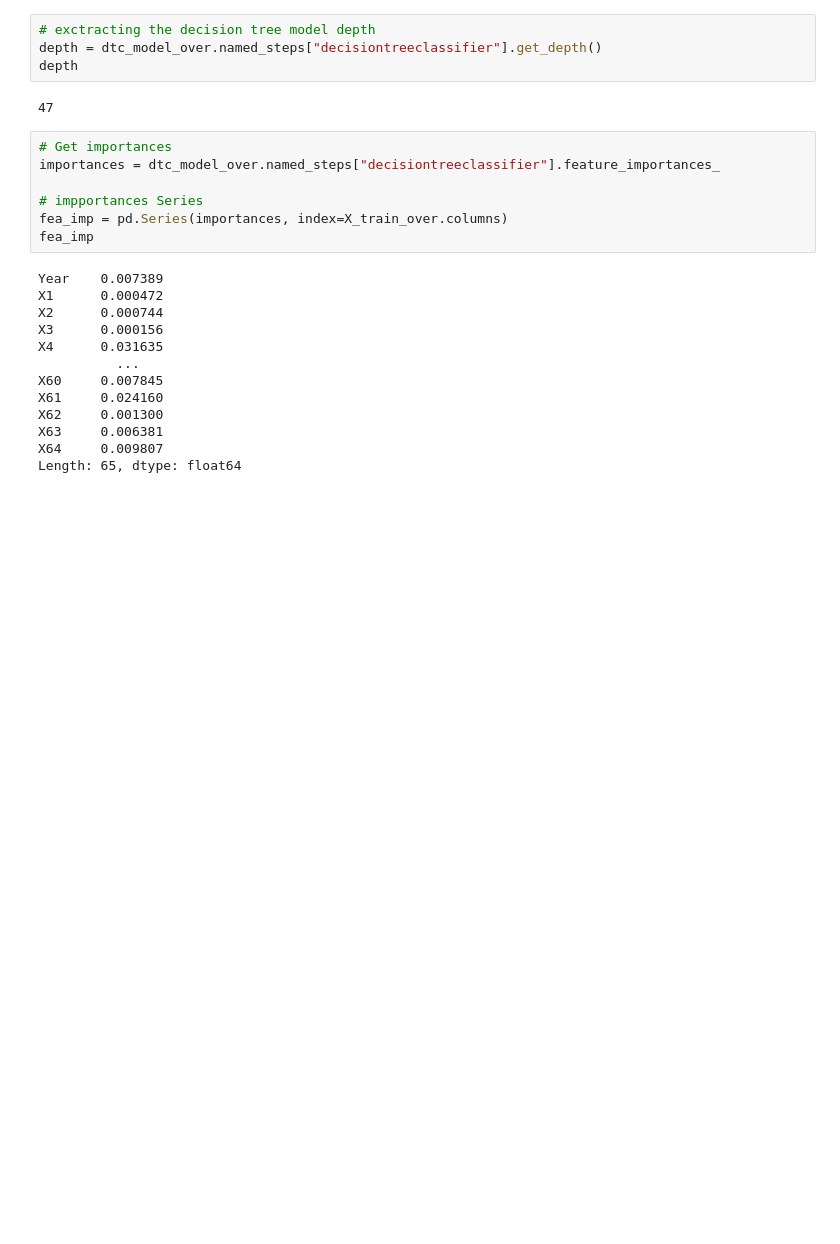
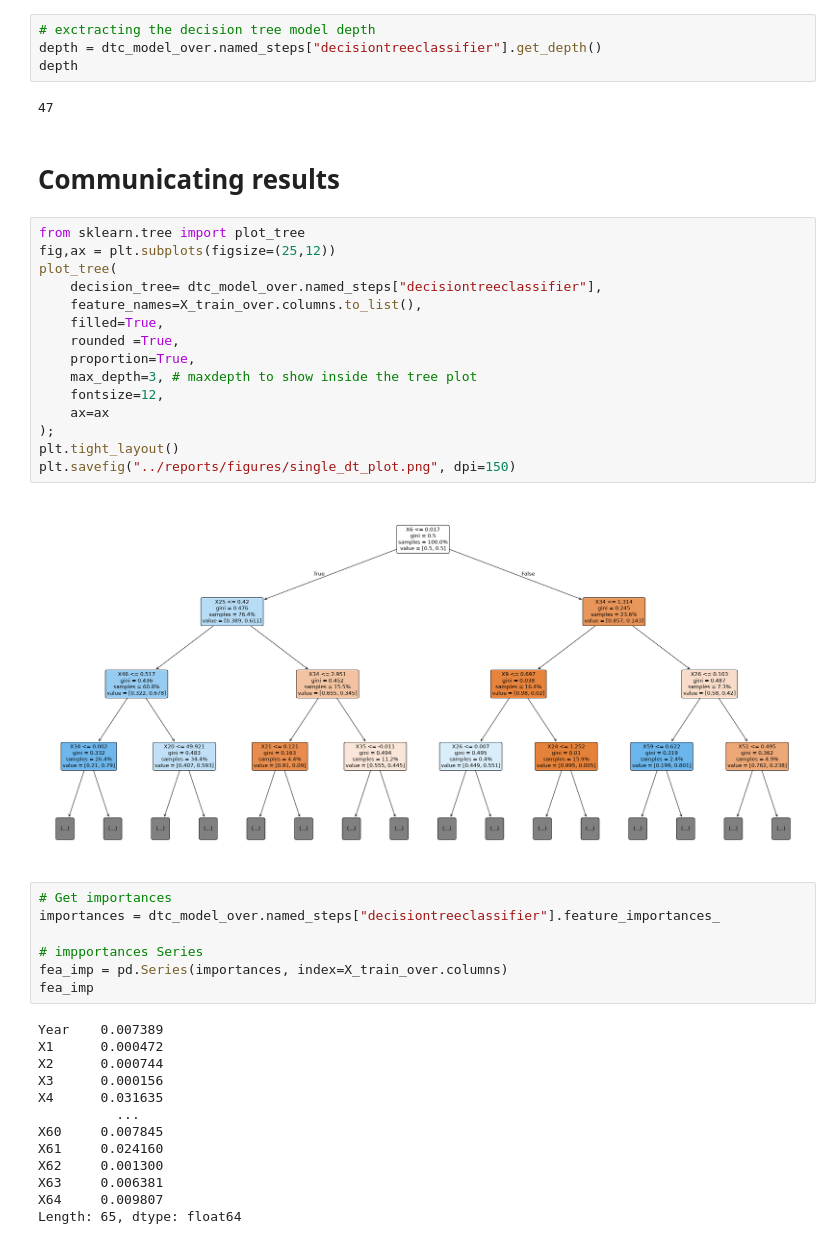
Before and after one commit to MohamedMohsen20501990/bankruptsy_in_poland_binary_classification, a Jupyter notebook: notebooks/main.ipynb, the cells around one changed output. Cells and saved outputs as stored; diff of their text form; blank space fills up the shorter version.

```diff
--- a/notebooks/main.ipynb
+++ b/notebooks/main.ipynb
@@ -243,6 +244,25 @@ depth = dtc_model_over.named_steps["decisiontreeclassifier"].get_depth()
 depth
 # %% [output]
 47
+# %% [markdown]
+# Communicating results
+# %%
+from sklearn.tree import plot_tree
+fig,ax = plt.subplots(figsize=(25,12))
+plot_tree(
+    decision_tree= dtc_model_over.named_steps["decisiontreeclassifier"],
+    feature_names=X_train_over.columns.to_list(),
+    filled=True,
+    rounded =True,
+    proportion=True,
+    max_depth=3, # maxdepth to show inside the tree plot
+    fontsize=12,
+    ax=ax
+);
+plt.tight_layout()
+plt.savefig("../reports/figures/single_dt_plot.png", dpi=150)
+# %% [output]
+[figure, added]
 # %%
 # Get importances
 importances = dtc_model_over.named_steps["decisiontreeclassifier"].feature_importances_
```
Also changed, not shown: parts of 40 cells of this notebook.
